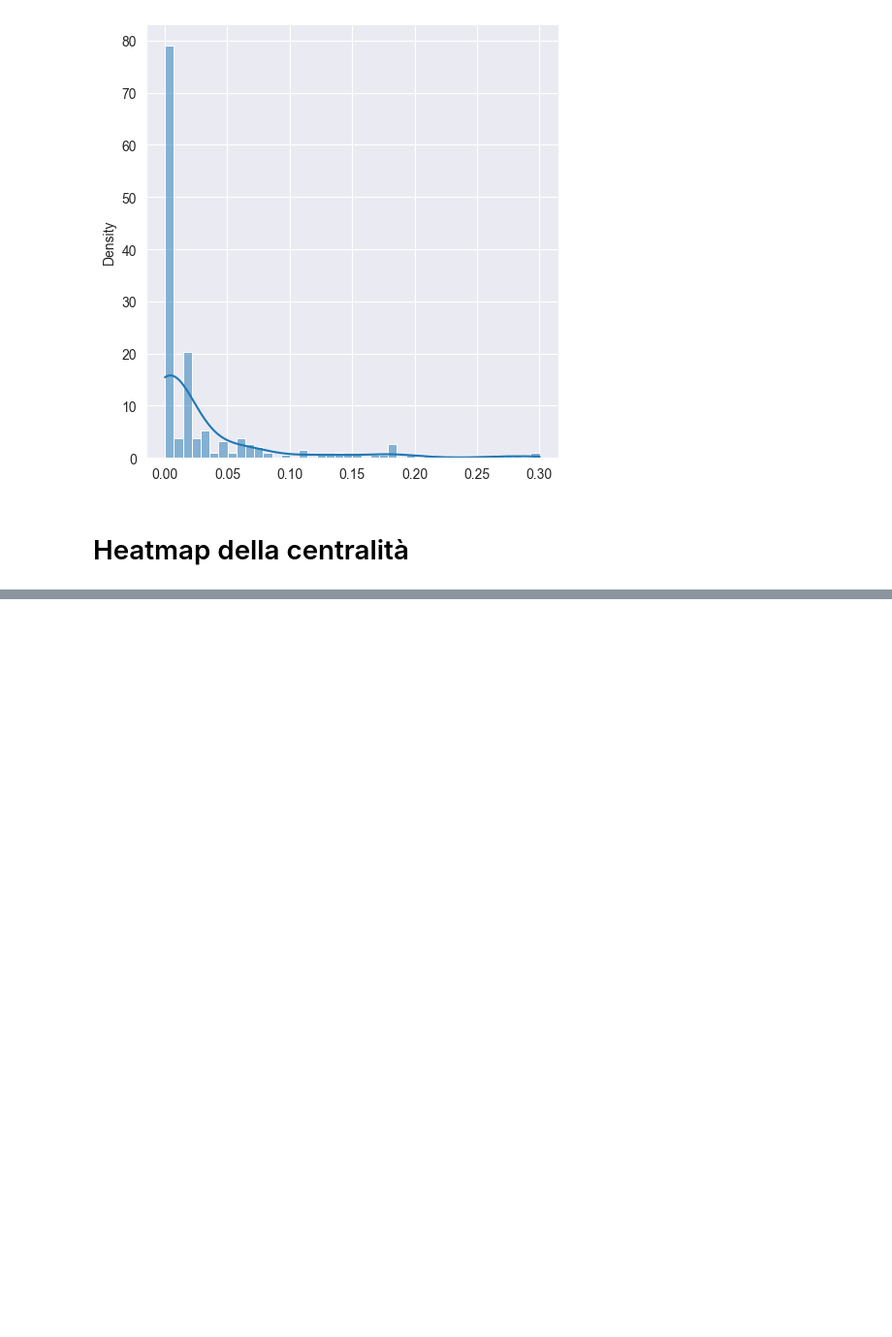
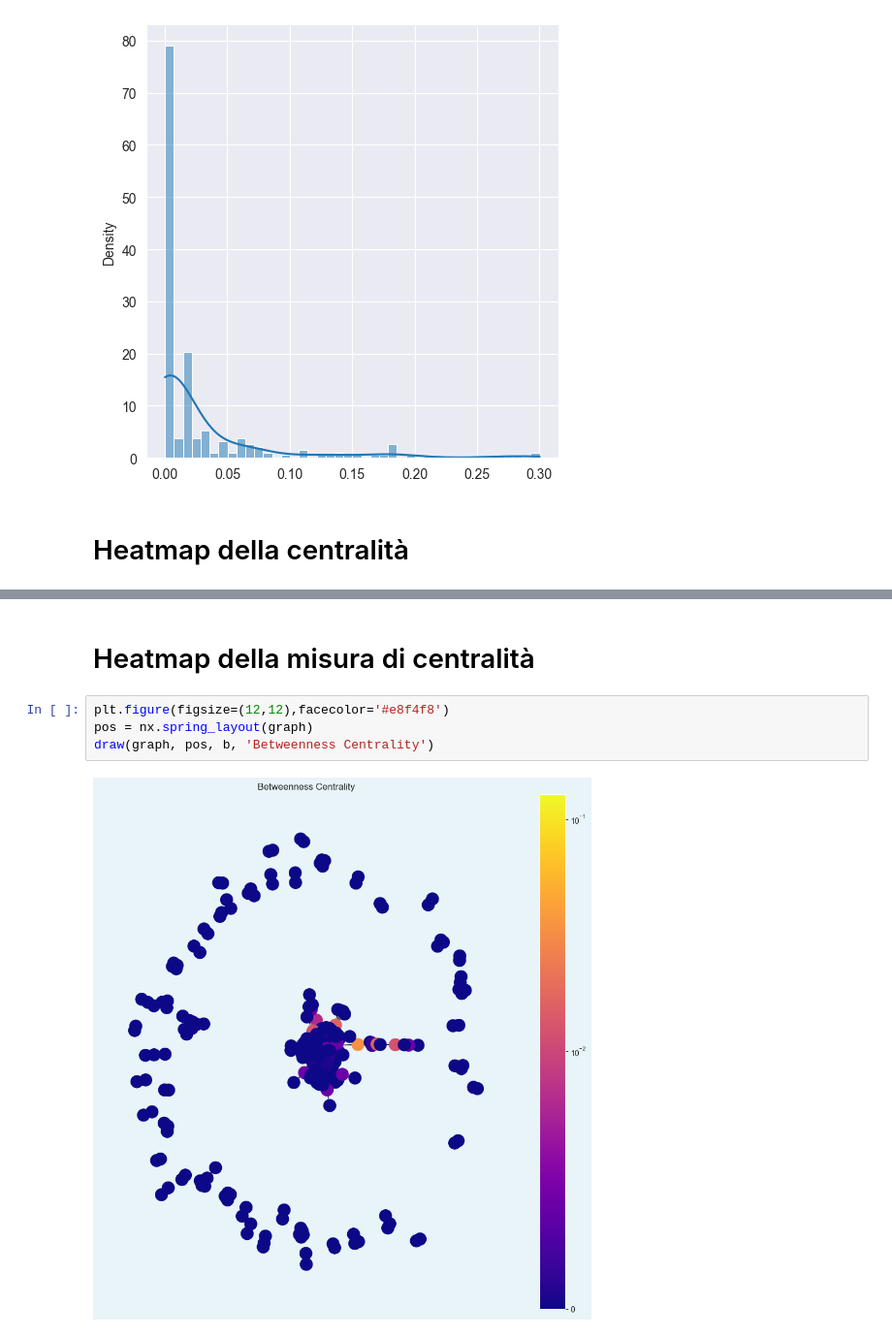
Before and after one commit to ChiaraAmalia/networkxProject, a Jupyter notebook: networkSimo.ipynb, the cells around one changed output, grey strips where cells are left out. Shown: that part at 97% size. Cells and saved outputs as stored; diff of their text form; blank space fills up the shorter version.

```diff
--- a/networkSimo.ipynb
+++ b/networkSimo.ipynb
@@ -167,0 +204,8 @@ draw(graph, pos, e, 'Eigenvector Centrality')
+# %% [markdown]
+# Heatmap della misura di centralità
+# %%
+plt.figure(figsize=(12,12),facecolor='#e8f4f8')
+pos = nx.spring_layout(graph)
+draw(graph, pos, b, 'Betweenness Centrality')
+# %% [output]
+[figure, added]
```
Also changed, not shown: parts of 9 cells of this notebook.
